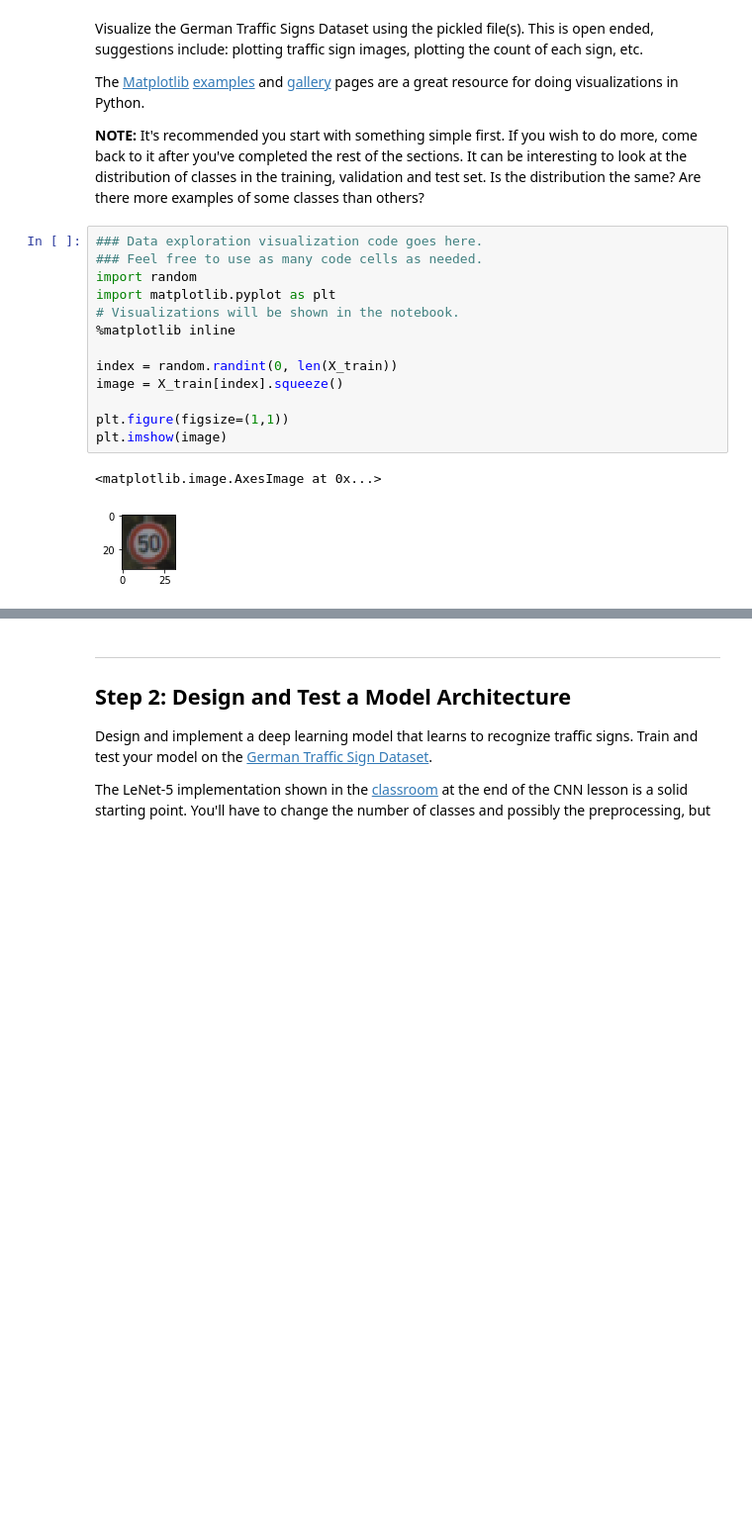
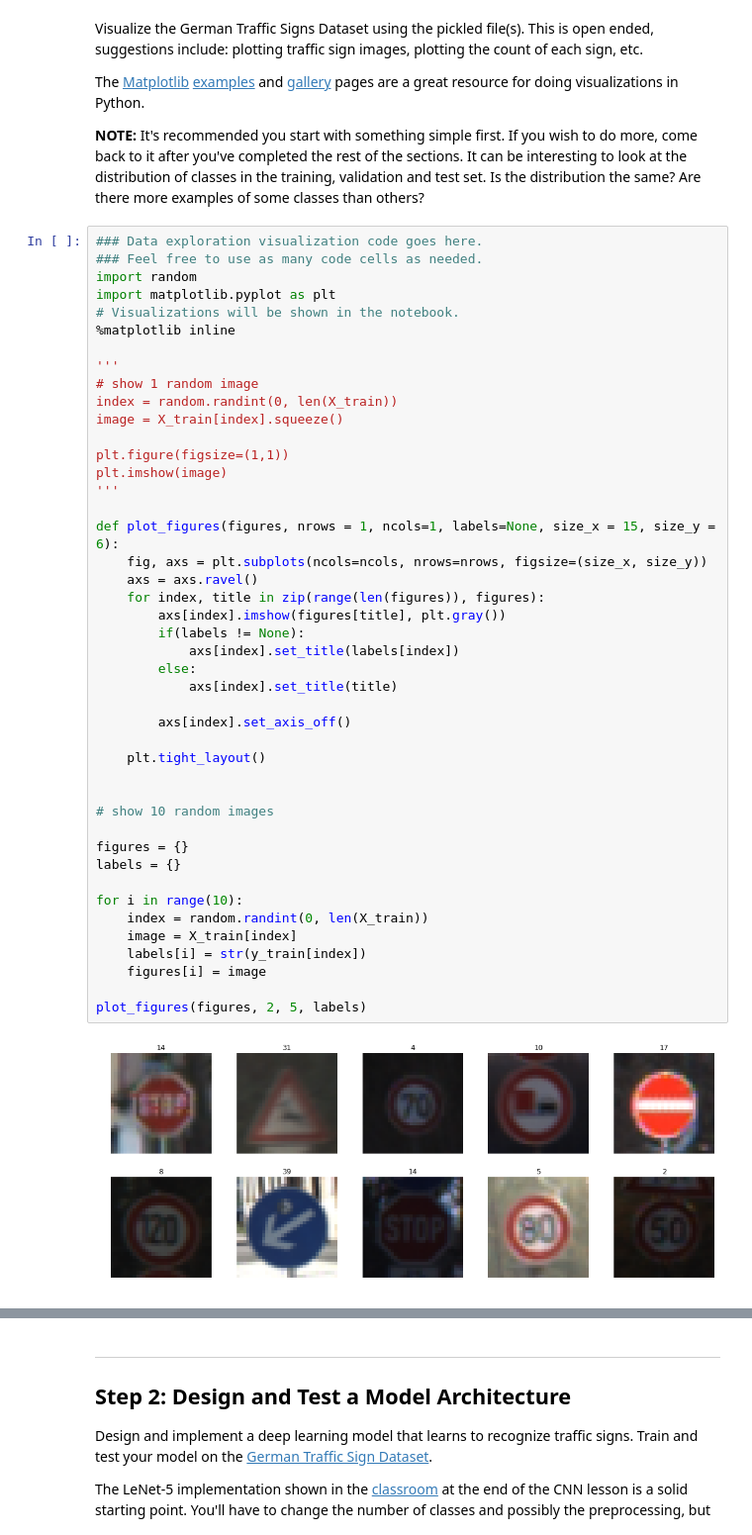
Before and after one commit to monsieurmona/CarND-Traffic-Sign-Classifier-Project, a Jupyter notebook: Traffic_Sign_Classifier.ipynb, the cells around one changed output, grey strips where cells are left out. Shown at 99% size. Saved outputs shown, nothing was run; the diff lists cells and outputs as text; blank space fills up the shorter version.

```diff
--- a/Traffic_Sign_Classifier.ipynb
+++ b/Traffic_Sign_Classifier.ipynb
@@ -98,16 +98,46 @@ The [Matplotlib](http://matplotlib.org/) [examples](http://matplotlib.org/exampl
 # %%
 ### Data exploration visualization code goes here.
 ### Feel free to use as many code cells as needed.
 import random
 import matplotlib.pyplot as plt
 # Visualizations will be shown in the notebook.
 %matplotlib inline
 
+'''
+# show 1 random image
 index = random.randint(0, len(X_train))
 image = X_train[index].squeeze()
 
 plt.figure(figsize=(1,1))
 plt.imshow(image)
+'''
+
+def plot_figures(figures, nrows = 1, ncols=1, labels=None, size_x = 15, size_y = 6):
+    fig, axs = plt.subplots(ncols=ncols, nrows=nrows, figsize=(size_x, size_y))
+    axs = axs.ravel()
+    for index, title in zip(range(len(figures)), figures):
+        axs[index].imshow(figures[title], plt.gray())
+        if(labels != None):
+            axs[index].set_title(labels[index])
+        else:
+            axs[index].set_title(title)
+
+        axs[index].set_axis_off()
+
+    plt.tight_layout()
+
+
+# show 10 random images
+
+figures = {}
+labels = {}
+
+for i in range(10):
+    index = random.randint(0, len(X_train))
+    image = X_train[index]
+    labels[i] = str(y_train[index])
+    figures[i] = image
+
+plot_figures(figures, 2, 5, labels)
 # %% [output]
-<matplotlib.image.AxesImage at 0x...>
-[figure, old version]
+[figure, new version]
```
Also changed, not shown: parts of 14 cells of this notebook, 16 other files.
